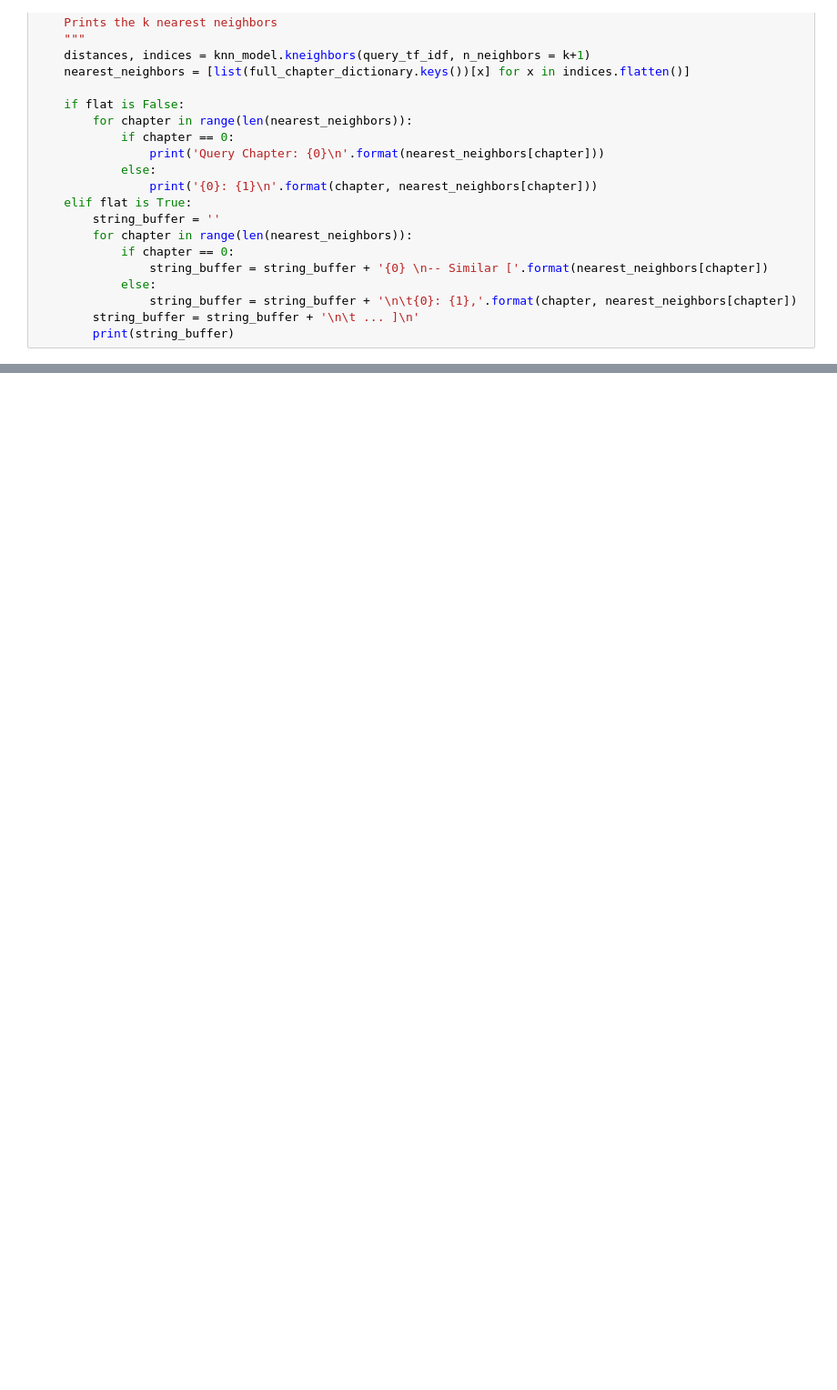
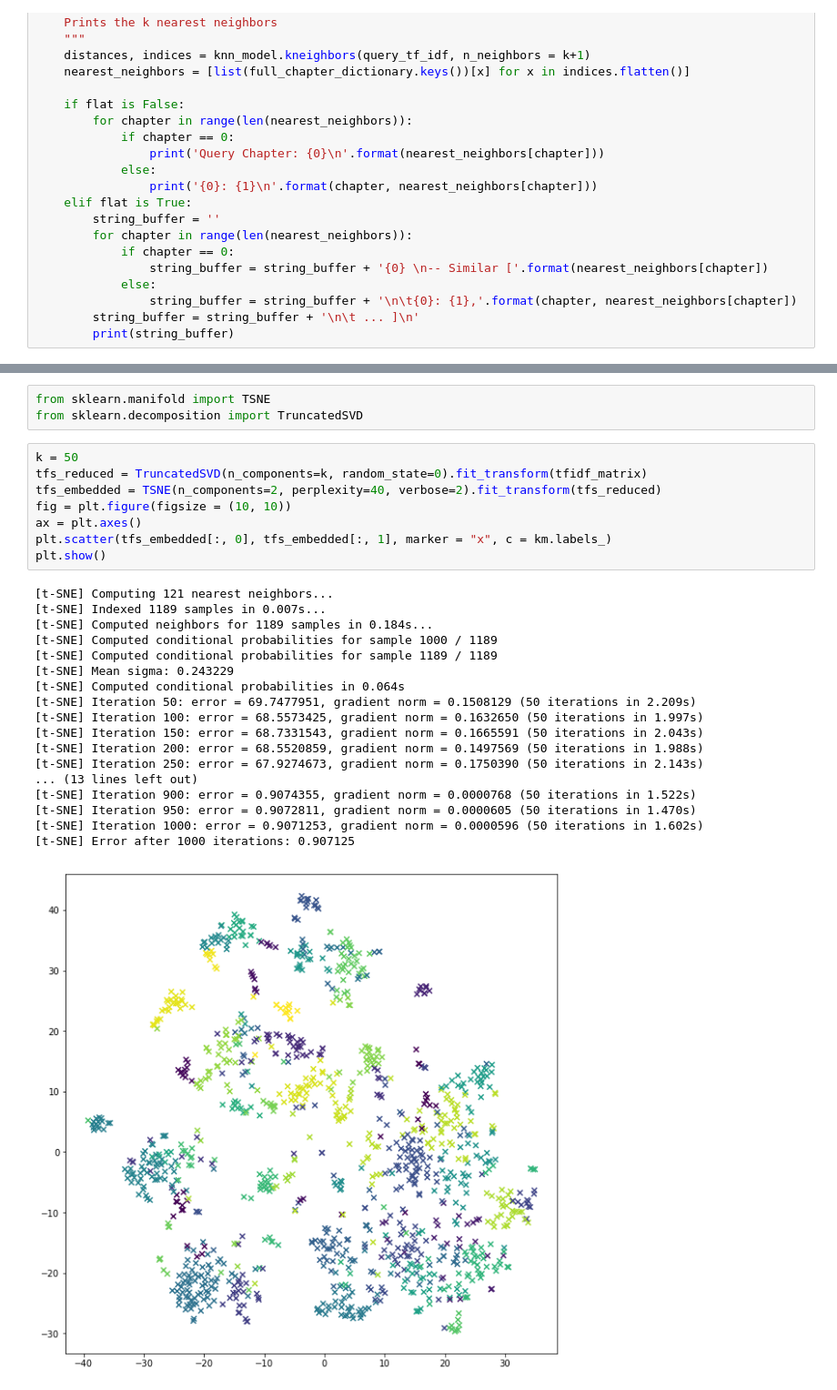
Before and after one commit to HookTech/donorschoose, a Jupyter notebook: sample/Bible Case/Bible_NLP_V1.ipynb, the cells around one changed output, grey strips where cells are left out. Shown at 91% size. Saved outputs shown, nothing was run; the diff lists cells and outputs as text; blank space fills up the shorter version.

```diff
--- a/sample/Bible Case/Bible_NLP_V1.ipynb
+++ b/sample/Bible Case/Bible_NLP_V1.ipynb
@@ -240,0 +386,30 @@ Genesis_Chapter 2
+# %%
+from sklearn.manifold import TSNE
+from sklearn.decomposition import TruncatedSVD
+# %%
+k = 50
+tfs_reduced = TruncatedSVD(n_components=k, random_state=0).fit_transform(tfidf_matrix)
+tfs_embedded = TSNE(n_components=2, perplexity=40, verbose=2).fit_transform(tfs_reduced)
+fig = plt.figure(figsize = (10, 10))
+ax = plt.axes()
+plt.scatter(tfs_embedded[:, 0], tfs_embedded[:, 1], marker = "x", c = km.labels_)
+plt.show()
+# %% [output]
+[t-SNE] Computing 121 nearest neighbors...
+[t-SNE] Indexed 1189 samples in 0.007s...
+[t-SNE] Computed neighbors for 1189 samples in 0.184s...
+[t-SNE] Computed conditional probabilities for sample 1000 / 1189
+[t-SNE] Computed conditional probabilities for sample 1189 / 1189
+[t-SNE] Mean sigma: 0.243229
+[t-SNE] Computed conditional probabilities in 0.064s
+[t-SNE] Iteration 50: error = 69.7477951, gradient norm = 0.1508129 (50 iterations in 2.209s)
+[t-SNE] Iteration 100: error = 68.5573425, gradient norm = 0.1632650 (50 iterations in 1.997s)
+[t-SNE] Iteration 150: error = 68.7331543, gradient norm = 0.1665591 (50 iterations in 2.043s)
+[t-SNE] Iteration 200: error = 68.5520859, gradient norm = 0.1497569 (50 iterations in 1.988s)
+[t-SNE] Iteration 250: error = 67.9274673, gradient norm = 0.1750390 (50 iterations in 2.143s)
+... (13 lines left out)
+[t-SNE] Iteration 900: error = 0.9074355, gradient norm = 0.0000768 (50 iterations in 1.522s)
+[t-SNE] Iteration 950: error = 0.9072811, gradient norm = 0.0000605 (50 iterations in 1.470s)
+[t-SNE] Iteration 1000: error = 0.9071253, gradient norm = 0.0000596 (50 iterations in 1.602s)
+[t-SNE] Error after 1000 iterations: 0.907125
+[figure, added]
```
Also changed, not shown: parts of 14 cells of this notebook, 2 other files.
